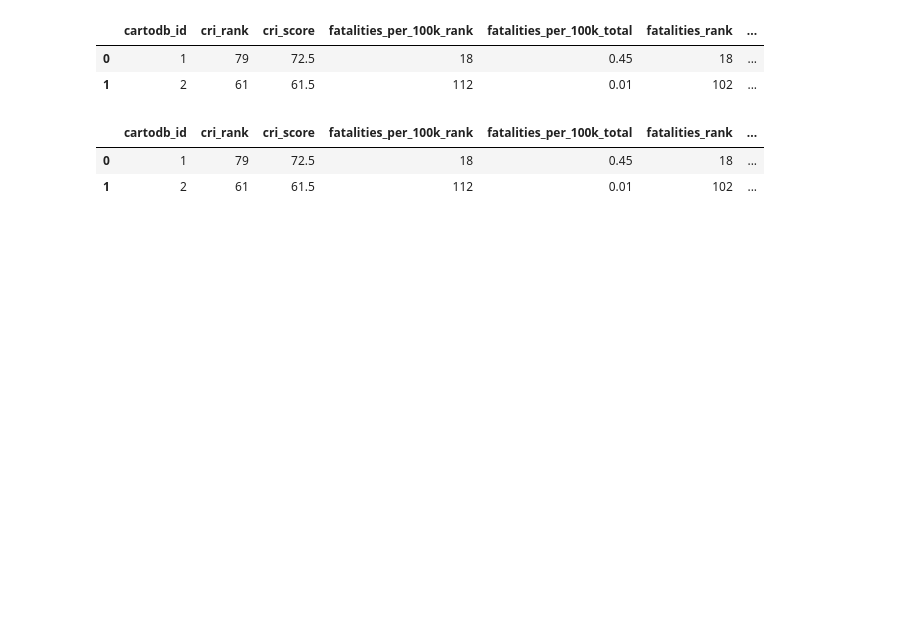
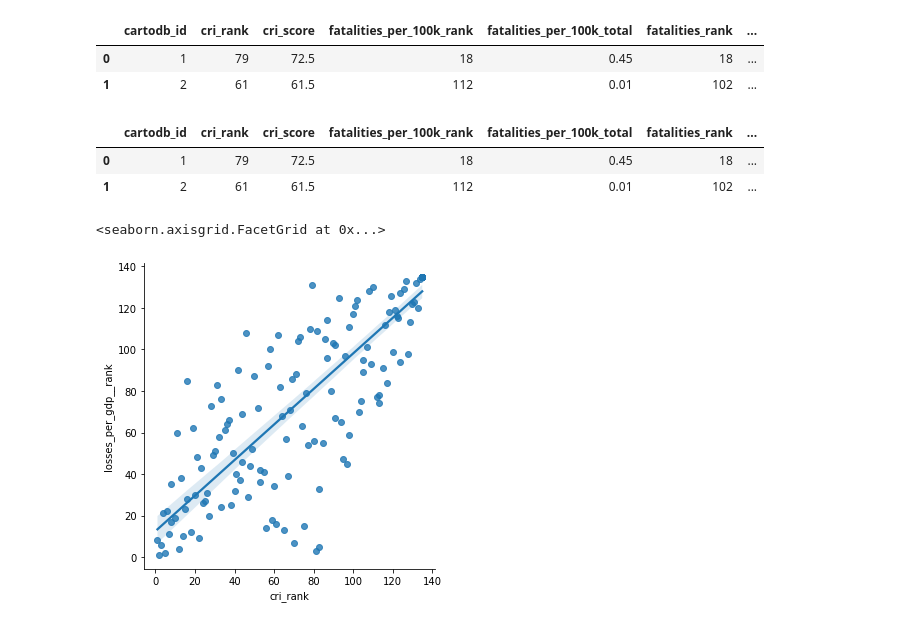
Before and after one commit to tahmee/SVC-Premiere-Project, a Jupyter notebook: SVC project.ipynb, the cells around one changed output. Drawn from its saved outputs; the diff is of its cells as text; code cells hidden in the pictures; blank space fills up the shorter version.

```diff
--- a/SVC project.ipynb
+++ b/SVC project.ipynb
@@ -255,3 +255,8 @@ df.head(2)
 |  | cartodb_id | cri_rank | cri_score | fatalities_per_100k_rank | fatalities_per_100k_total | fatalities_rank | ... |
 | 0 | 1 | 79 | 72.5 | 18 | 0.45 | 18 | ... |
 | 1 | 2 | 61 | 61.5 | 112 | 0.01 | 102 | ... |
+# %%
+sns.lmplot(x = 'cri_rank', y ='losses_per_gdp__rank', data = df)
+# %% [output]
+<seaborn.axisgrid.FacetGrid at 0x...>
+[figure, added]
```
Also changed, not shown: parts of 4 cells of this notebook.
